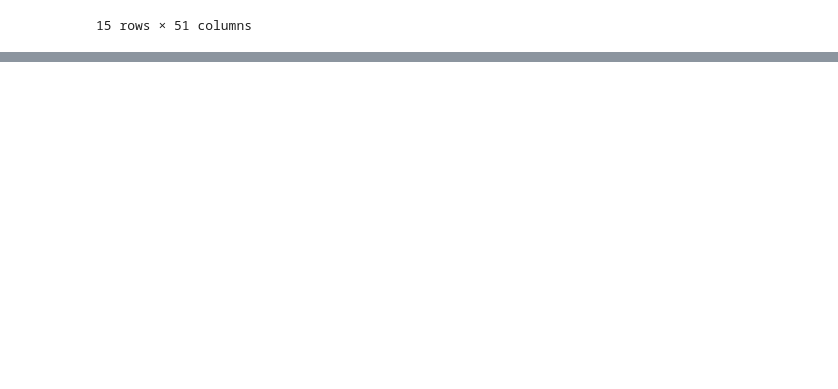
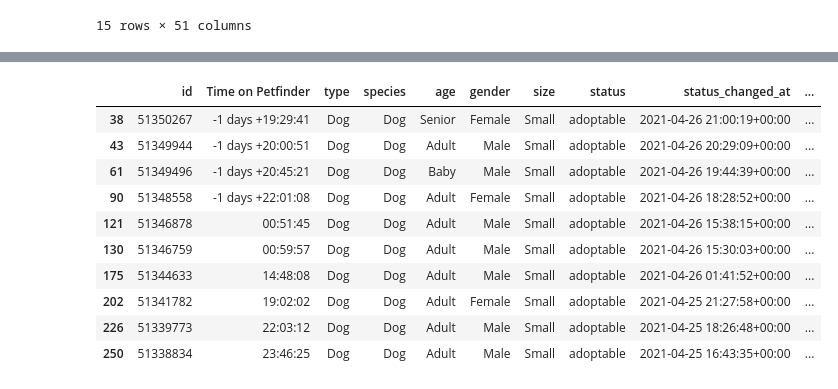
Before and after one commit to jconcha56429/Project1, a Jupyter notebook: Project1.ipynb, the cells around one changed output, grey strips where cells are left out. Saved outputs shown, nothing was run; the diff lists cells and outputs as text; code cells hidden in the pictures; blank space fills up the shorter version.

```diff
--- a/Project1.ipynb
+++ b/Project1.ipynb
@@ -754,0 +731,15 @@ dtype: timedelta64[ns]
+# %%
+dallas_petfinder_chihuahuas = dallas_petfinder_df.loc[dallas_petfinder_df["breeds.primary"] == "Chihuahua",:]
+dallas_petfinder_chihuahuas.head(10)
+# %% [output]
+|  | id | Time on Petfinder | type | species | age | gender | size | status | status_changed_at | ... |
+| 38 | 51350267 | -1 days +19:29:41 | Dog | Dog | Senior | Female | Small | adoptable | 2021-04-26 21:00:19+00:00 | ... |
+| 43 | 51349944 | -1 days +20:00:51 | Dog | Dog | Adult | Male | Small | adoptable | 2021-04-26 20:29:09+00:00 | ... |
+| 61 | 51349496 | -1 days +20:45:21 | Dog | Dog | Baby | Male | Small | adoptable | 2021-04-26 19:44:39+00:00 | ... |
+| 90 | 51348558 | -1 days +22:01:08 | Dog | Dog | Adult | Female | Small | adoptable | 2021-04-26 18:28:52+00:00 | ... |
+| 121 | 51346878 | 00:51:45 | Dog | Dog | Adult | Male | Small | adoptable | 2021-04-26 15:38:15+00:00 | ... |
+| 130 | 51346759 | 00:59:57 | Dog | Dog | Adult | Male | Small | adoptable | 2021-04-26 15:30:03+00:00 | ... |
+| 175 | 51344633 | 14:48:08 | Dog | Dog | Adult | Male | Small | adoptable | 2021-04-26 01:41:52+00:00 | ... |
+| 202 | 51341782 | 19:02:02 | Dog | Dog | Adult | Female | Small | adoptable | 2021-04-25 21:27:58+00:00 | ... |
+| 226 | 51339773 | 22:03:12 | Dog | Dog | Adult | Male | Small | adoptable | 2021-04-25 18:26:48+00:00 | ... |
+| 250 | 51338834 | 23:46:25 | Dog | Dog | Adult | Male | Small | adoptable | 2021-04-25 16:43:35+00:00 | ... |
```
Also changed, not shown: parts of 12 cells of this notebook, 3 other files.
